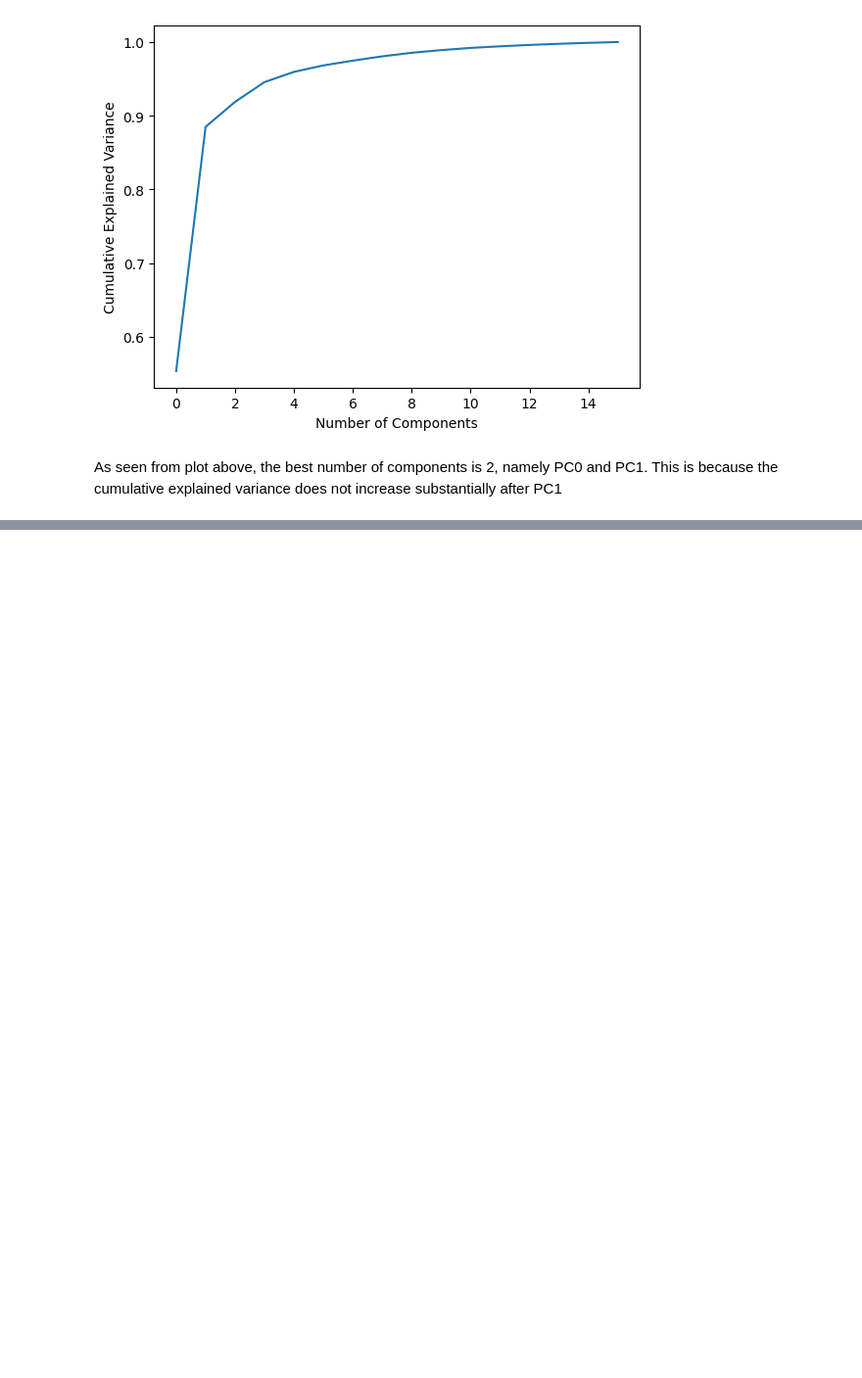
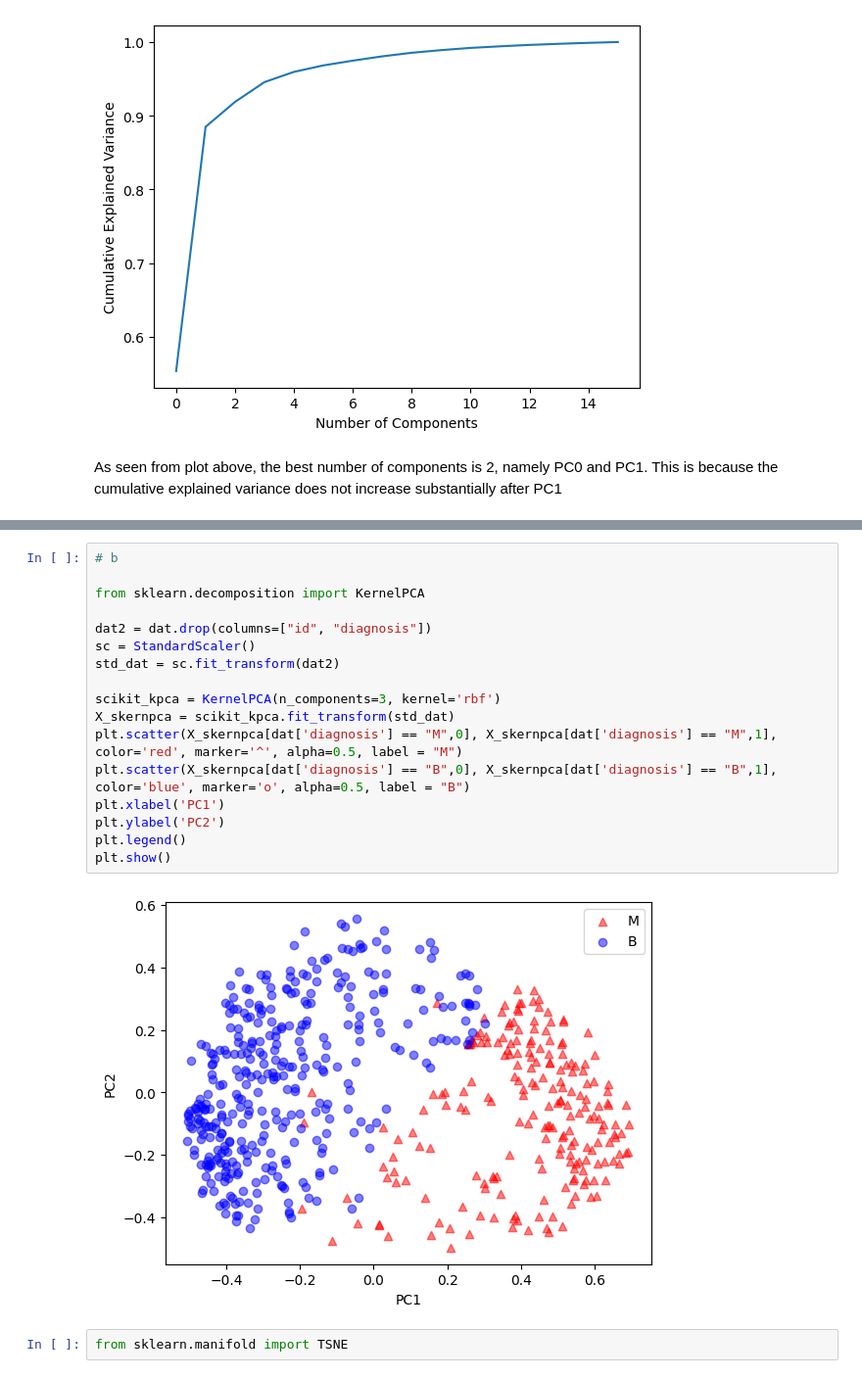
Before and after one commit to HenryLiang-123/MSiA_421, a Jupyter notebook: HW1.ipynb, the cells around one changed output, grey strips where cells are left out. Shown at 98% size. Drawn from its saved outputs; the diff is of its cells as text; blank space fills up the shorter version.

Commit message:
Complete implementation of PCA and KPCA

```diff
--- a/HW1.ipynb
+++ b/HW1.ipynb
@@ -47,0 +139,21 @@ As seen from plot above, the best number of components is 2, namely PC0 and PC1.
+# %%
+# b
+
+from sklearn.decomposition import KernelPCA
+
+dat2 = dat.drop(columns=["id", "diagnosis"])
+sc = StandardScaler()
+std_dat = sc.fit_transform(dat2)
+
+scikit_kpca = KernelPCA(n_components=3, kernel='rbf')
+X_skernpca = scikit_kpca.fit_transform(std_dat)
+plt.scatter(X_skernpca[dat['diagnosis'] == "M",0], X_skernpca[dat['diagnosis'] == "M",1], color='red', marker='^', alpha=0.5, label = "M")
+plt.scatter(X_skernpca[dat['diagnosis'] == "B",0], X_skernpca[dat['diagnosis'] == "B",1], color='blue', marker='o', alpha=0.5, label = "B")
+plt.xlabel('PC1')
+plt.ylabel('PC2')
+plt.legend()
+plt.show()
+# %% [output]
+[figure, added]
+# %%
+from sklearn.manifold import TSNE
```
Also changed, not shown: parts of 10 cells of this notebook, 1 other file.
